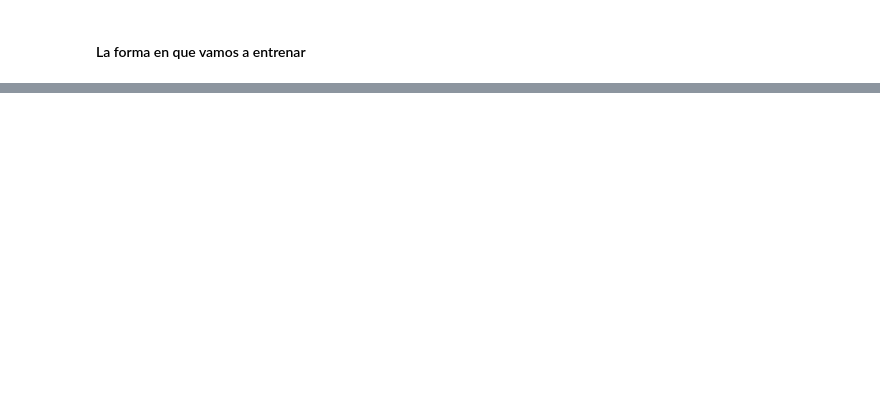
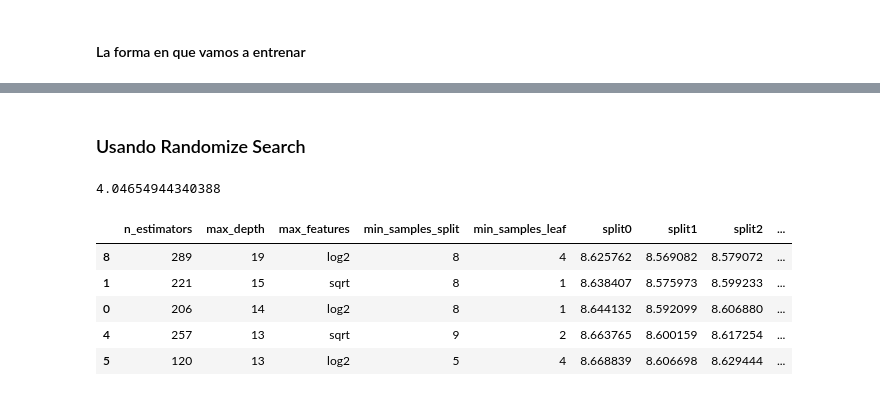
Before and after one commit to Mr-Maccoy/BigData, a Jupyter notebook: G1_SC707_Avance2_LN.ipynb, the cells around one changed output, grey strips where cells are left out. Saved outputs shown, nothing was run; the diff lists cells and outputs as text; code cells hidden in the pictures; blank space fills up the shorter version.

```diff
--- a/G1_SC707_Avance2_LN.ipynb
+++ b/G1_SC707_Avance2_LN.ipynb
@@ -2532,3 +2532,7 @@ lin_rmse = root_mean_squared_error(dfDistTrain_labels, dfDistTrain_predictions)
 lin_rmse
 # %% [output]
 8.662243283016124
+# %%
+# Restaurar X como DataFrame para que el pipeline funcione
+X = dfTrain_final.drop(columns=["Length of Stay"])
+y = dfTrain_final["Length of Stay"]
@@ -2548,0 +2797,7 @@ LinearRegression()
+# %%
+import time
+
+inicio = time.time()
+grid_search.fit(X, y)
+fin = time.time()
+(fin - inicio) / 60  # Más de 3 minutos aproximadamente
@@ -2548,0 +2917,2 @@ LinearRegression()
+# %% [markdown]
+### Usando Randomize Search
@@ -2548,0 +2948,53 @@ LinearRegression()
+# %%
+import time
+
+inicio = time.time()
+rnd_search.fit(X, y)
+fin = time.time()
+(fin - inicio) / 60
+# %% [output]
+4.04654944340388
+# %%
+# Sólo resultados del rendimiento
+
+cv_res = pd.DataFrame(rnd_search.cv_results_)
+
+# Ordenar de mejor a peor
+cv_res.sort_values(by="mean_test_score", ascending=False, inplace=True)
+
+# Seleccionar SOLO las columnas relevantes para tus hiperparámetros
+cv_res = cv_res[[
+    "param_random_forest__n_estimators",
+    "param_random_forest__max_depth",
+    "param_random_forest__max_features",
+    "param_random_forest__min_samples_split",
+    "param_random_forest__min_samples_leaf",
+    "split0_test_score",
+    "split1_test_score",
+    "split2_test_score",
+    "mean_test_score"
+]]
+
+# Renombrar columnas
+score_cols = ["split0", "split1", "split2", "mean_test_rmse"]
+
+cv_res.columns = [
+    "n_estimators",
+    "max_depth",
+    "max_features",
+    "min_samples_split",
+    "min_samples_leaf"
+] + score_cols
+
+# Convertir RMSE (porque los scores vienen negativos)
+cv_res[score_cols] = -cv_res[score_cols]
+
+# Mostrar primeros resultados
+cv_res.head()
+# %% [output]
+|  | n_estimators | max_depth | max_features | min_samples_split | min_samples_leaf | split0 | split1 | split2 | ... |
+| 8 | 289 | 19 | log2 | 8 | 4 | 8.625762 | 8.569082 | 8.579072 | ... |
+| 1 | 221 | 15 | sqrt | 8 | 1 | 8.638407 | 8.575973 | 8.599233 | ... |
+| 0 | 206 | 14 | log2 | 8 | 1 | 8.644132 | 8.592099 | 8.606880 | ... |
+| 4 | 257 | 13 | sqrt | 9 | 2 | 8.663765 | 8.600159 | 8.617254 | ... |
+| 5 | 120 | 13 | log2 | 5 | 4 | 8.668839 | 8.606698 | 8.629444 | ... |
```
Also changed, not shown: parts of 51 cells of this notebook, 1 other file.
